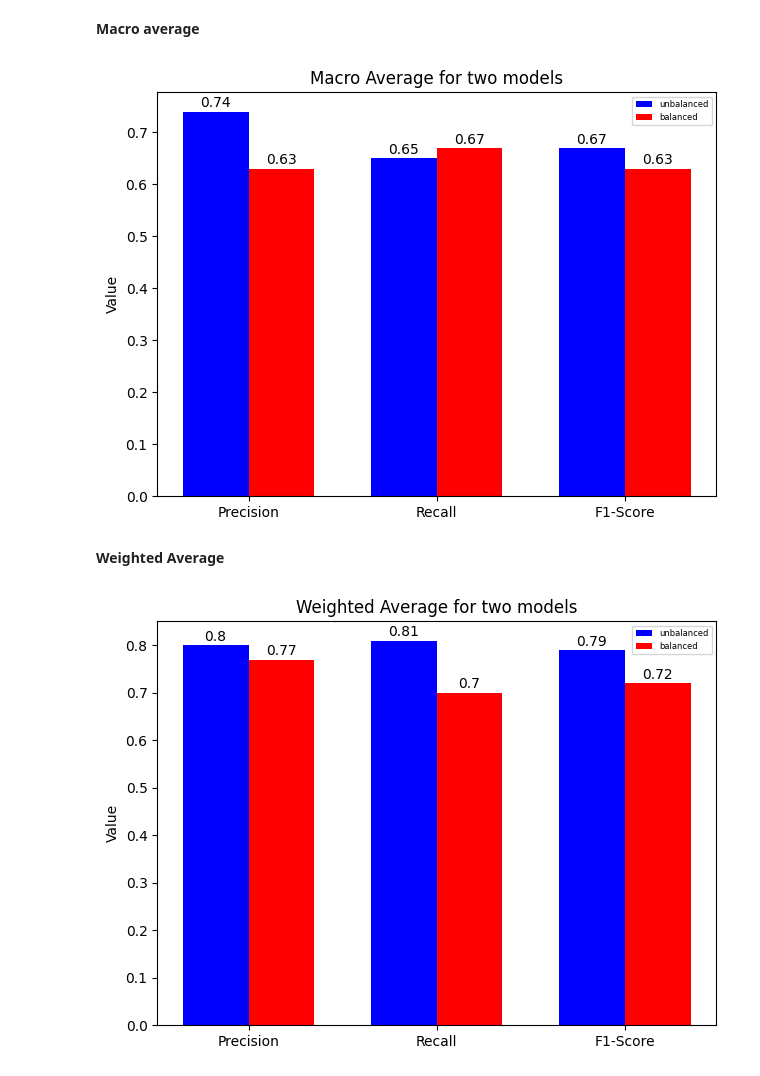
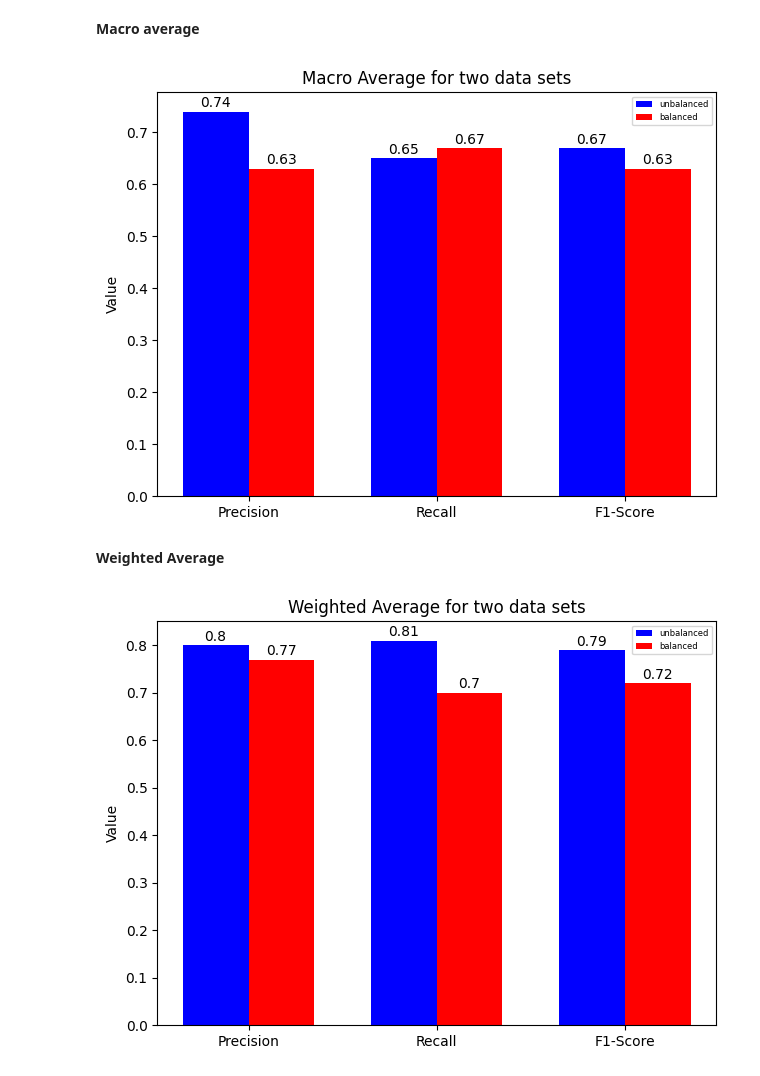
Before and after one commit to Charles20239/Credit_Card_Default_Prediction, a Jupyter notebook: LogicRegression.ipynb, the cells around one changed output. Drawn from its saved outputs; the diff is of its cells as text; code cells hidden in the pictures.

```diff
--- a/LogicRegression.ipynb
+++ b/LogicRegression.ipynb
@@ -497,7 +497,7 @@ rects2 = ax.bar(x + width/2, group2_data, width, label='1', color='r')
 
 # add text, title
 ax.set_ylabel('Value')
-ax.set_title('Result from unbalanced data')
+ax.set_title('Result from unbalanced data set')
 ax.set_xticks(x)
 ax.set_xticklabels(labels)
 ax.legend()
@@ -538,7 +538,7 @@ rects2 = ax.bar(x + width/2, group2_data, width, label='1', color='r')
 
 # add text, title
 ax.set_ylabel('Value')
-ax.set_title('Result from balanced data')
+ax.set_title('Result from balanced data set')
 ax.set_xticks(x)
 ax.set_xticklabels(labels)
 ax.legend()
@@ -575,35 +575,35 @@ x = np.arange(len(labels))  # label position
 width = 0.35  # width of column
 
 fig, ax = plt.subplots()
 
 rects1 = ax.bar(x - width/2, group1_data, width, label='unbalanced', color='b')
 rects2 = ax.bar(x + width/2, group2_data, width, label='balanced', color='r')
 
 # add text, title
 ax.set_ylabel('Value')
-ax.set_title('Macro Average for two models')
+ax.set_title('Macro Average for two data sets')
 ax.set_xticks(x)
 ax.set_xticklabels(labels)
 ax.legend(prop={'size': 6})
 
 # add label to each column
 def autolabel(rects):
     for rect in rects:
         height = rect.get_height()
         ax.annotate('{}'.format(height),
                     xy=(rect.get_x() + rect.get_width() / 2, height),
                     xytext=(0, 1),  # vertical shift
                     textcoords="offset points",
                     ha='center', va='bottom')
 
 autolabel(rects1)
 autolabel(rects2)
 
 fig.tight_layout()
 
 plt.show()
 # %% [output]
-[figure, old version]
+[figure, new version]
 # %% [markdown]
 **Weighted Average**
 # %%
@@ -622,7 +622,7 @@ rects2 = ax.bar(x + width/2, group2_data, width, label='balanced', color='r')
 
 # add text, title
 ax.set_ylabel('Value')
-ax.set_title('Weighted Average for two models')
+ax.set_title('Weighted Average for two data sets')
 ax.set_xticks(x)
 ax.set_xticklabels(labels)
 ax.legend(prop={'size': 6})
@@ -644,4 +644,4 @@ fig.tight_layout()
 
 plt.show()
 # %% [output]
-[figure, old version]
+[figure, new version]
```
Also changed, not shown: parts of 2 cells of this notebook.
